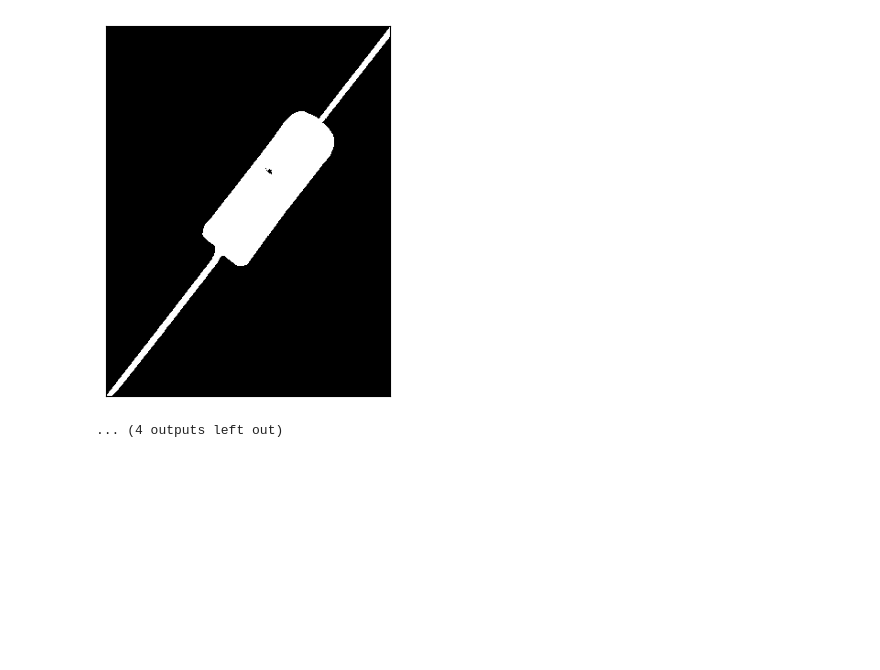
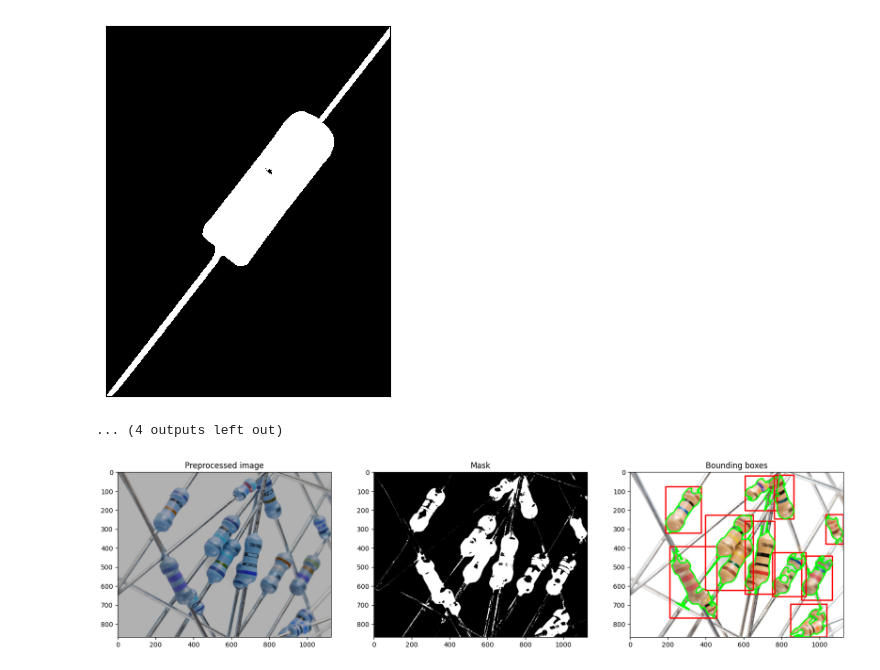
Before and after one commit to Xanonymous-GitHub/cs933-lab, a Jupyter notebook: practical_assignment/part-1.ipynb, the cells around one changed output. Saved outputs shown, nothing was run; the diff lists cells and outputs as text; code cells hidden in the pictures; blank space fills up the shorter version.

```diff
--- a/practical_assignment/part-1.ipynb
+++ b/practical_assignment/part-1.ipynb
@@ -164,34 +164,36 @@ kernel = np.ones((3, 3), np.uint8)
 mask = cv2.morphologyEx(mask, cv2.MORPH_CLOSE, kernel, iterations=1)
 
 # Show the mask in the second subplot
 axs[1].imshow(mask, cmap='gray')
 axs[1].set_title('Mask')
 
 """
 Step 4, Bounding boxes
 Find bounding boxes of each resistor.
 """
 
 # Find contours in the mask
 contours, _ = cv2.findContours(mask, cv2.RETR_EXTERNAL, cv2.CHAIN_APPROX_SIMPLE)
 
 # Filter contours by area (this depends on the image resolution and size of resistors)
 filtered_contours = [cnt for cnt in contours if cv2.contourArea(cnt) > 850]
 
 # Draw bounding boxes around detected resistor bodies
 r3_for_display = origin_r3.copy()
 min_contour_area = 6400  # minimum contour area to be considered
 for cnt in filtered_contours:
     x, y, w, h = cv2.boundingRect(cnt)
     cv2.rectangle(r3_for_display, (x, y), (x + w, y + h), (0, 0, 255), 6)
     if cv2.contourArea(cnt) > min_contour_area:
         cv2.drawContours(r3_for_display, [cnt], 0, (0, 255, 0), 6)
 
 # Show the bounding boxes in the third subplot
-axs[2].imshow(cv2.cvtColor(origin_r3, cv2.COLOR_BGR2RGB))
+axs[2].imshow(cv2.cvtColor(r3_for_display, cv2.COLOR_BGR2RGB))
 axs[2].set_title('Bounding boxes')
 
 plt.show()
+# %% [output]
+[figure, added]
 # %%
 # Show each resistor in a separate image
 for i, cnt in enumerate(filtered_contours):
```
Also changed, not shown: parts of 1 cell of this notebook.
